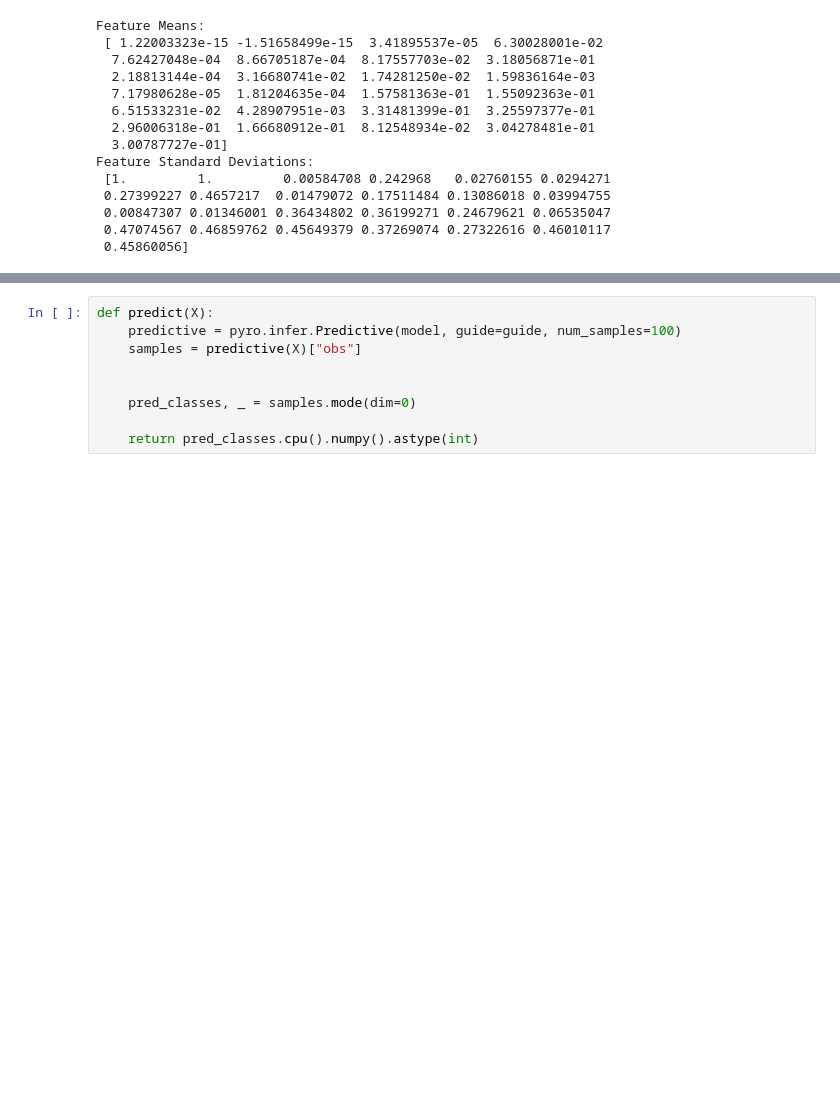
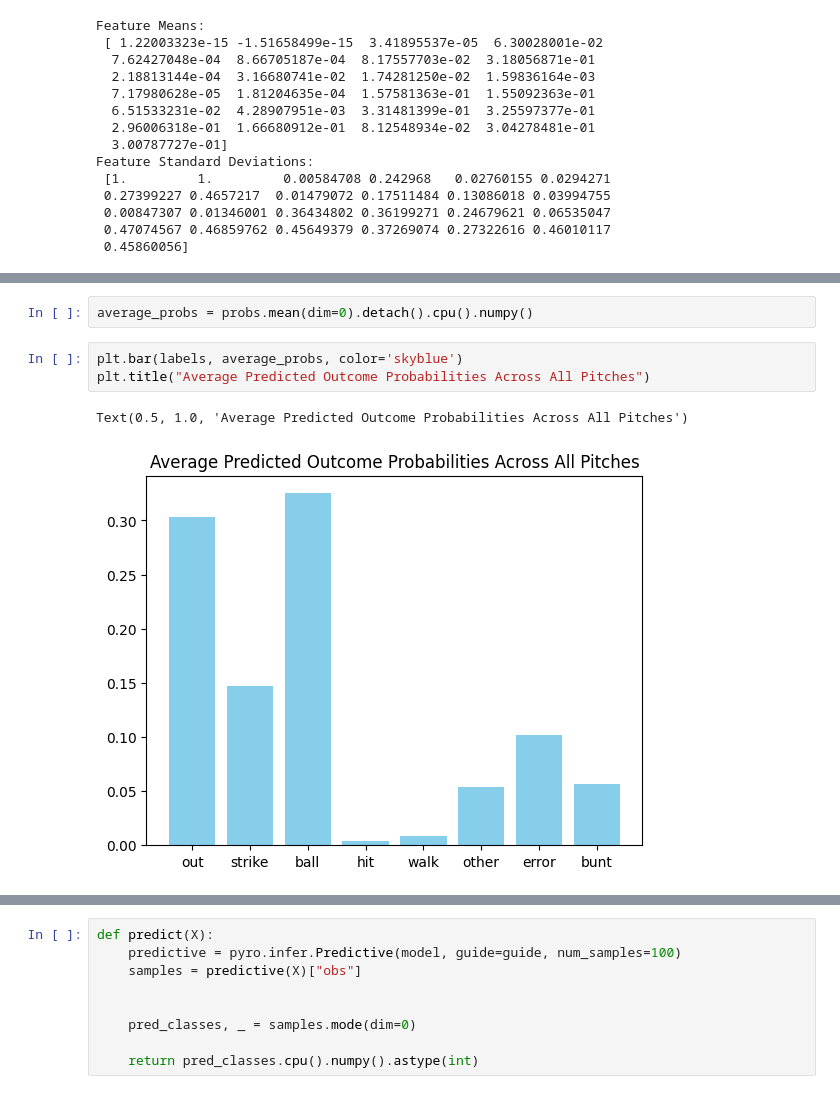
Before and after one commit to baseballtrout/BaseballAgent, a Jupyter notebook: Baseball_pitching_agent.ipynb, the cells around one changed output, grey strips where cells are left out. Saved outputs shown, nothing was run; the diff lists cells and outputs as text; blank space fills up the shorter version.

```diff
--- a/Baseball_pitching_agent.ipynb
+++ b/Baseball_pitching_agent.ipynb
@@ -702,0 +749,8 @@ def predict(X):
+# %%
+average_probs = probs.mean(dim=0).detach().cpu().numpy()
+# %%
+plt.bar(labels, average_probs, color='skyblue')
+plt.title("Average Predicted Outcome Probabilities Across All Pitches")
+# %% [output]
+Text(0.5, 1.0, 'Average Predicted Outcome Probabilities Across All Pitches')
+[figure, added]
```
Also changed, not shown: parts of 16 cells of this notebook.
